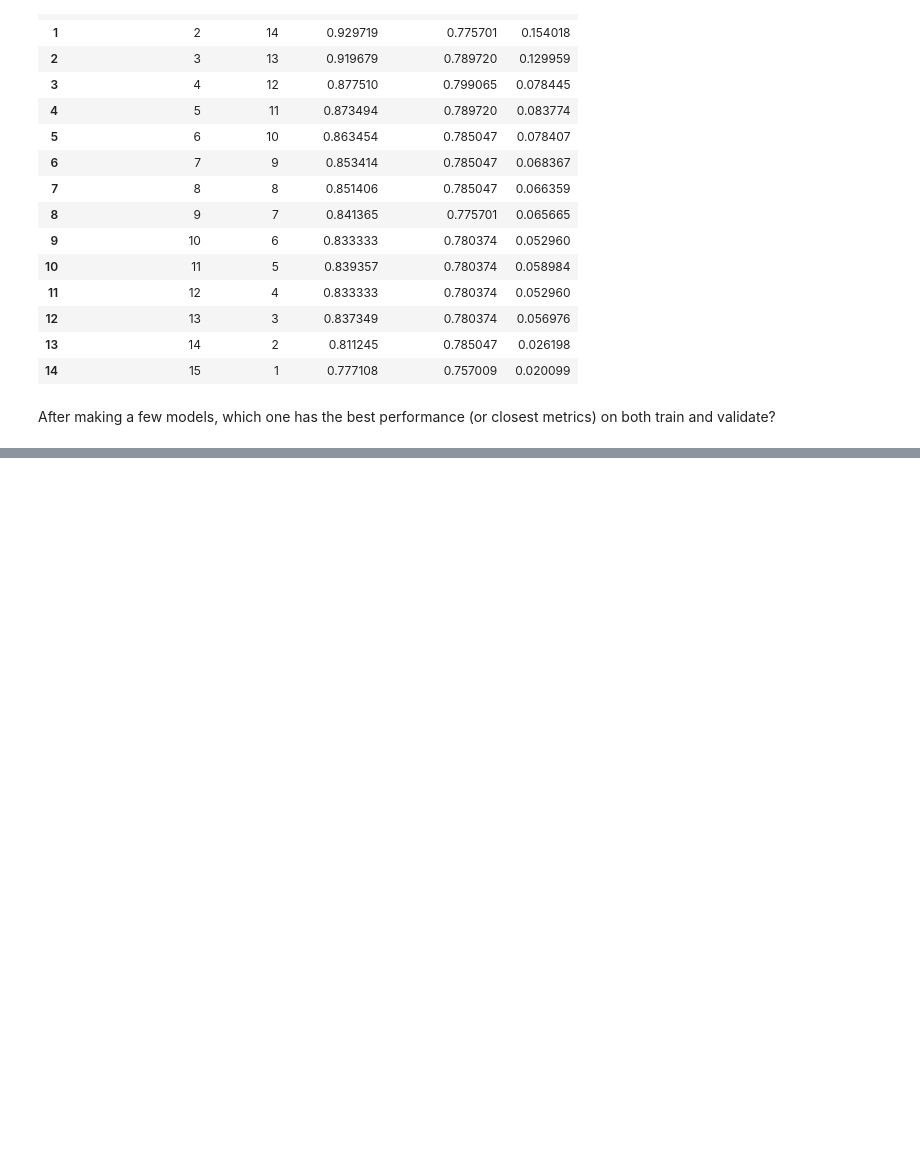
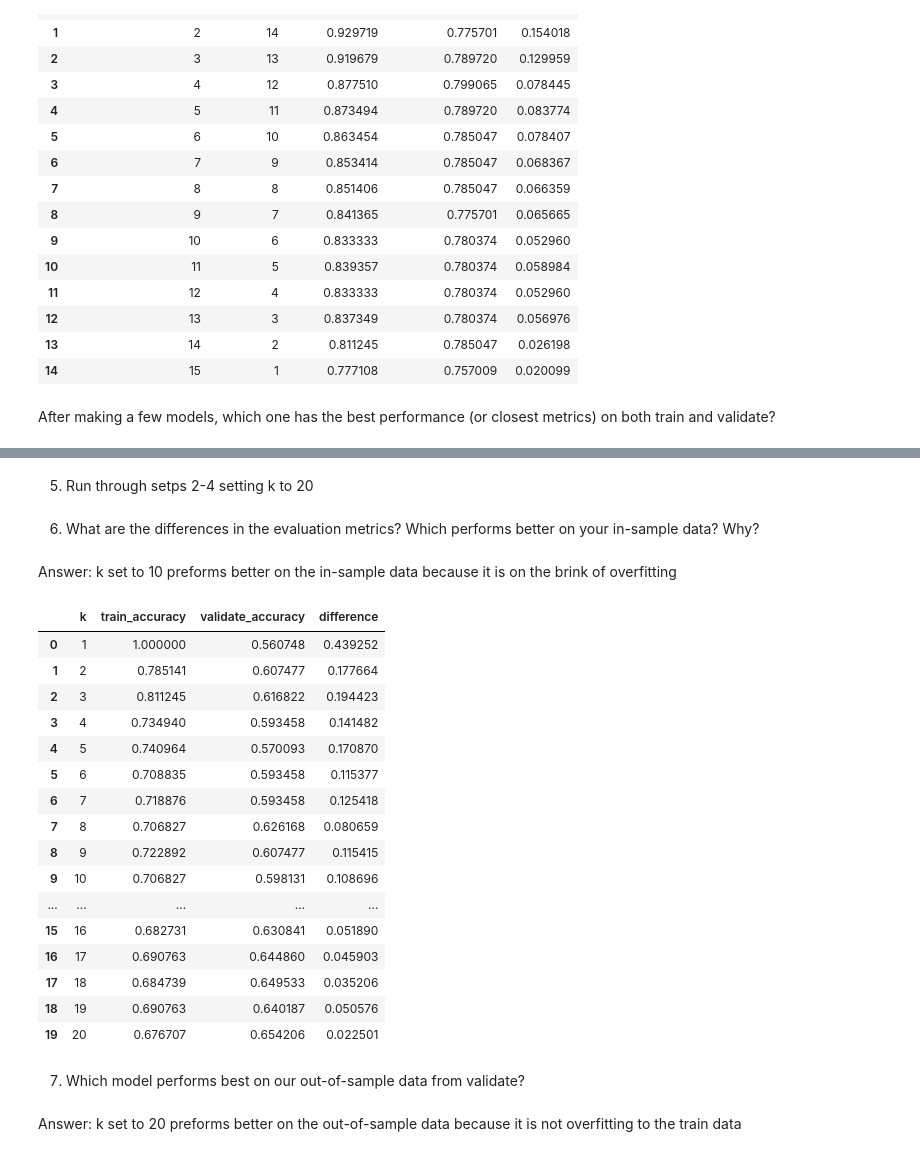
Before and after one commit to chloerwhitaker/classification-exercises, a Jupyter notebook: model.ipynb, the cells around one changed output, grey strips where cells are left out. Drawn from its saved outputs; the diff is of its cells as text; code cells hidden in the pictures; blank space fills up the shorter version.

Commit message:
working on exexercises with Telco data & finished KNN

```diff
--- a/model.ipynb
+++ b/model.ipynb
@@ -693,0 +703,2 @@ After making a few models, which one has the best performance (or closest metric
+# %%
+y_pred = knn.predict(X_train)
@@ -693,0 +801,17 @@ After making a few models, which one has the best performance (or closest metric
+# %%
+for k in range(1, 21):
+
+    # define the thing
+    knn = KNeighborsClassifier(n_neighbors=k)
+
+    # fit the thing (remmeber only fit on training data)
+    knn = knn.fit(X_train, y_train)
+
+    # predict on train
+    y_pred = knn.predict(X_train)
+
+    # Produce the classification report on the actual y values and this model's predicted y values
+    report = classification_report(y_train, y_pred, output_dict=True)
+    print(f"KNN with k value of {k}")
+    print(pd.DataFrame(report))
+    print()
@@ -693,0 +836,2 @@ After making a few models, which one has the best performance (or closest metric
+# %% [markdown]
+5. Run through setps 2-4 setting k to 20
@@ -693,0 +840,54 @@ After making a few models, which one has the best performance (or closest metric
+# %% [markdown]
+6. What are the differences in the evaluation metrics? Which performs better on your in-sample data? Why?
+# %% [markdown]
+Answer: k set to 10 preforms better on the in-sample data because it is on the brink of overfitting
+# %%
+metrics = []
+
+# loop through different values of k
+for k in range(1, 21):
+
+    # define the thing
+    knn = KNeighborsClassifier(n_neighbors=k)
+
+    # fit the thing (remmeber only fit on training data)
+    knn.fit(X_train, y_train)
+
+    # use the thing (calculate accuracy)
+    train_accuracy = knn.score(X_train, y_train)
+    validate_accuracy = knn.score(x_validate, y_validate)
+
+    output = {
+        "k": k,
+        "train_accuracy": train_accuracy,
+        "validate_accuracy": validate_accuracy
+    }
+
+    metrics.append(output)
+
+
+df = pd.DataFrame(metrics)
+df["difference"] = df.train_accuracy - df.validate_accuracy
+df
+# %% [output]
+|  | k | train_accuracy | validate_accuracy | difference |
+| 0 | 1 | 1.000000 | 0.560748 | 0.439252 |
+| 1 | 2 | 0.785141 | 0.607477 | 0.177664 |
+| 2 | 3 | 0.811245 | 0.616822 | 0.194423 |
+| 3 | 4 | 0.734940 | 0.593458 | 0.141482 |
+| 4 | 5 | 0.740964 | 0.570093 | 0.170870 |
+| 5 | 6 | 0.708835 | 0.593458 | 0.115377 |
+| 6 | 7 | 0.718876 | 0.593458 | 0.125418 |
+| 7 | 8 | 0.706827 | 0.626168 | 0.080659 |
+| 8 | 9 | 0.722892 | 0.607477 | 0.115415 |
+| 9 | 10 | 0.706827 | 0.598131 | 0.108696 |
+| ... | ... | ... | ... | ... |
+| 15 | 16 | 0.682731 | 0.630841 | 0.051890 |
+| 16 | 17 | 0.690763 | 0.644860 | 0.045903 |
+| 17 | 18 | 0.684739 | 0.649533 | 0.035206 |
+| 18 | 19 | 0.690763 | 0.640187 | 0.050576 |
+| 19 | 20 | 0.676707 | 0.654206 | 0.022501 |
+# %% [markdown]
+7. Which model performs best on our out-of-sample data from validate?
+# %% [markdown]
+Answer: k set to 20 preforms better on the out-of-sample data because it is not overfitting to the train data
```
Also changed, not shown: parts of 25 cells of this notebook.
